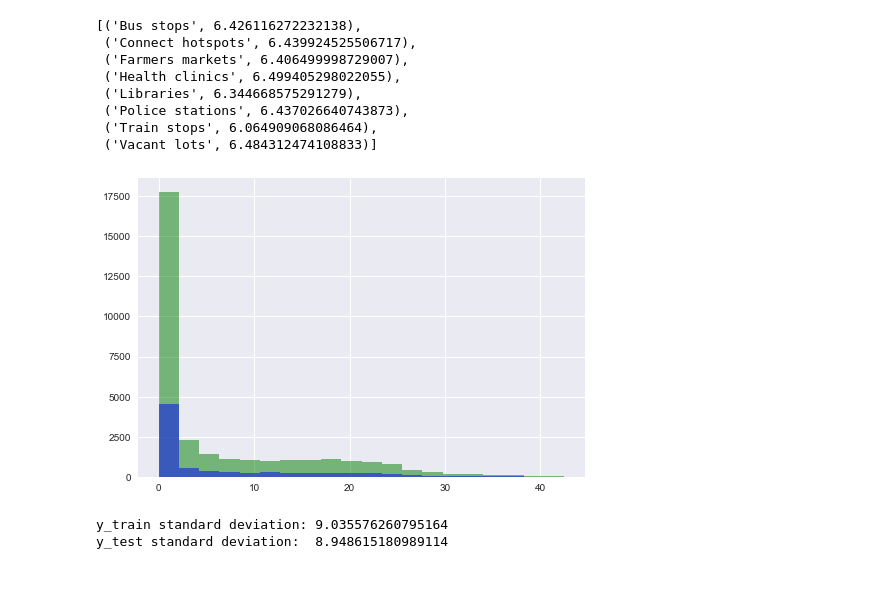
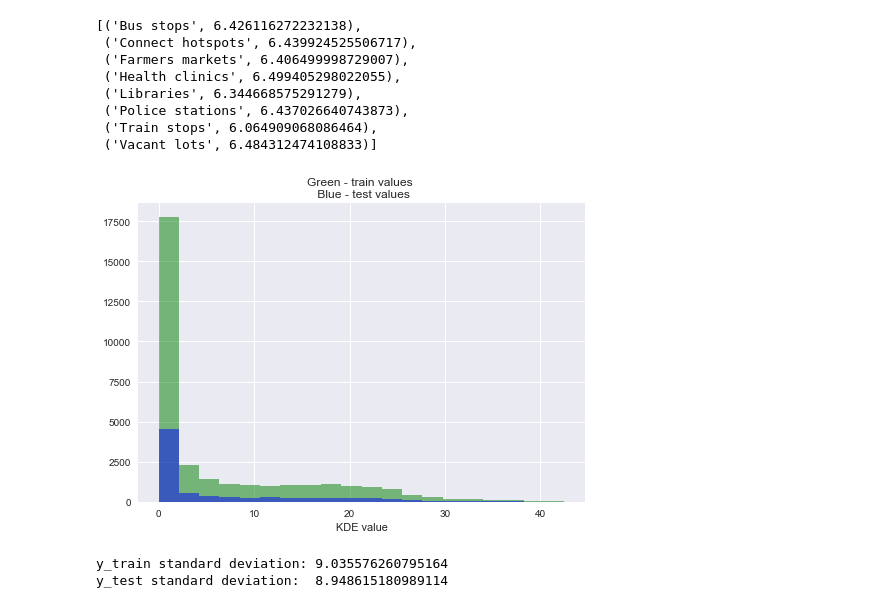
Before and after one commit to bennettjs/springboard, a Jupyter notebook: ChicagoCrime/ML and models.ipynb, the cells around one changed output. Drawn from its saved outputs; the diff is of its cells as text; code cells hidden in the pictures; blank space fills up the shorter version.

```diff
--- a/ChicagoCrime/ML and models.ipynb
+++ b/ChicagoCrime/ML and models.ipynb
@@ -208,9 +209,12 @@ plt.show()
 # %%
 plt.hist(y_train, bins=20, color='green', alpha=0.5)
 plt.hist(y_test, bins=20, color='blue', alpha=0.5)
+plt.xlabel("KDE value")
+plt.title("Green - train values \n Blue - test values")
+plt.savefig("testTrainHist.png")
 plt.show()
 # %% [output]
-[figure, old version]
+[figure, new version]
 # %%
 # Standard deviations for the y values of the training and test sets.
 print("y_train standard deviation: {} \ny_test standard deviation:  {}".format(y_train.std(), y_test.std()))
```
Also changed, not shown: parts of 8 cells of this notebook, 1 other file.
